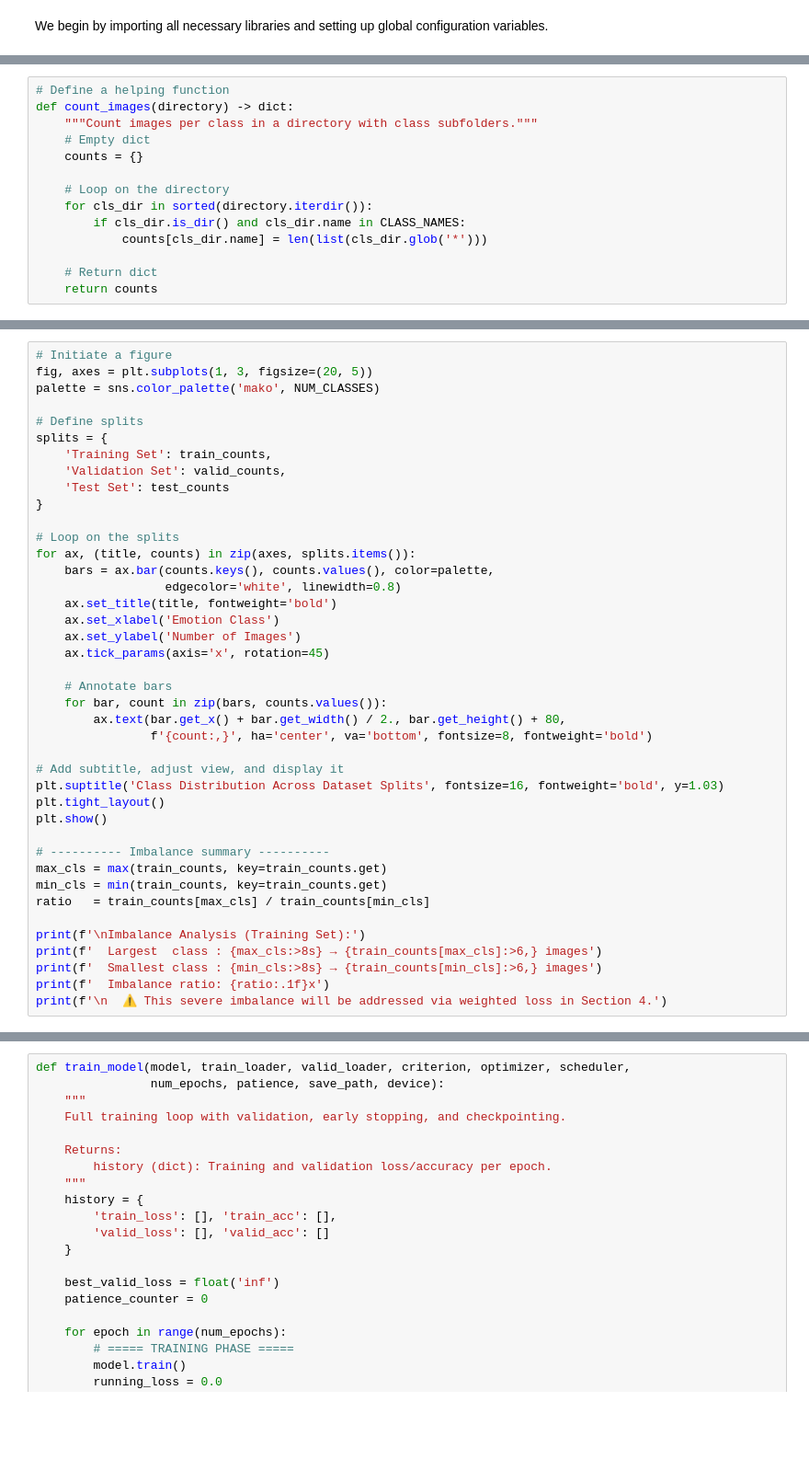
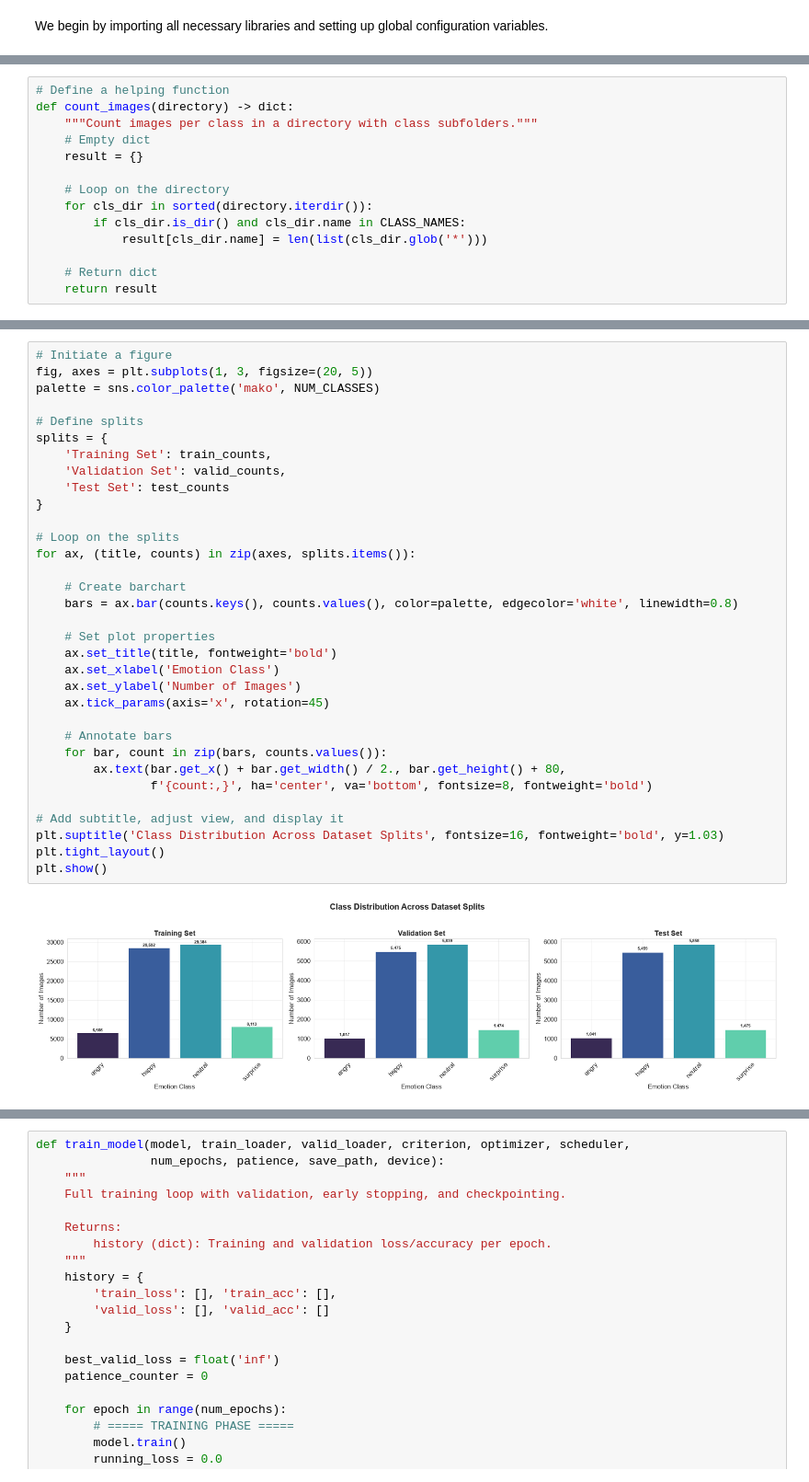
Before and after one commit to Alianger18/Projects_Portfolio, a Jupyter notebook: Project - Emotions Classification in Images/notebooks/model_dev.ipynb, the cells around one changed output, grey strips where cells are left out. Shown at 92% size. Saved outputs shown, nothing was run; the diff lists cells and outputs as text; blank space fills up the shorter version.

```diff
--- a/Project - Emotions Classification in Images/notebooks/model_dev.ipynb
+++ b/Project - Emotions Classification in Images/notebooks/model_dev.ipynb
@@ -130,15 +132,15 @@ Let's count the number of images in each emotion class across all three splits.
 def count_images(directory) -> dict:
     """Count images per class in a directory with class subfolders."""
     # Empty dict
-    counts = {}
+    result = {}
 
     # Loop on the directory
     for cls_dir in sorted(directory.iterdir()):
         if cls_dir.is_dir() and cls_dir.name in CLASS_NAMES:
-            counts[cls_dir.name] = len(list(cls_dir.glob('*')))
+            result[cls_dir.name] = len(list(cls_dir.glob('*')))
 
     # Return dict
-    return counts
+    return result
 # %%
 # Count images for each split
 train_counts = count_images(TRAIN_DIR)
@@ -160,41 +169,35 @@ df_counts
 # %%
 # Initiate a figure
 fig, axes = plt.subplots(1, 3, figsize=(20, 5))
 palette = sns.color_palette('mako', NUM_CLASSES)
 
 # Define splits
 splits = {
     'Training Set': train_counts,
     'Validation Set': valid_counts,
     'Test Set': test_counts
 }
 
 # Loop on the splits
 for ax, (title, counts) in zip(axes, splits.items()):
-    bars = ax.bar(counts.keys(), counts.values(), color=palette,
-                  edgecolor='white', linewidth=0.8)
+
+    # Create barchart
+    bars = ax.bar(counts.keys(), counts.values(), color=palette, edgecolor='white', linewidth=0.8)
+
+    # Set plot properties
     ax.set_title(title, fontweight='bold')
     ax.set_xlabel('Emotion Class')
     ax.set_ylabel('Number of Images')
     ax.tick_params(axis='x', rotation=45)
 
     # Annotate bars
     for bar, count in zip(bars, counts.values()):
         ax.text(bar.get_x() + bar.get_width() / 2., bar.get_height() + 80,
                 f'{count:,}', ha='center', va='bottom', fontsize=8, fontweight='bold')
 
 # Add subtitle, adjust view, and display it
 plt.suptitle('Class Distribution Across Dataset Splits', fontsize=16, fontweight='bold', y=1.03)
 plt.tight_layout()
 plt.show()
-
-# ---------- Imbalance summary ----------
-max_cls = max(train_counts, key=train_counts.get)
-min_cls = min(train_counts, key=train_counts.get)
-ratio   = train_counts[max_cls] / train_counts[min_cls]
-
-print(f'\nImbalance Analysis (Training Set):')
-print(f'  Largest  class : {max_cls:>8s} → {train_counts[max_cls]:>6,} images')
-print(f'  Smallest class : {min_cls:>8s} → {train_counts[min_cls]:>6,} images')
-print(f'  Imbalance ratio: {ratio:.1f}x')
-print(f'\n  ⚠ This severe imbalance will be addressed via weighted loss in Section 4.')
+# %% [output]
+[figure, added]
```
Also changed, not shown: parts of 48 cells of this notebook, 3 other files.
